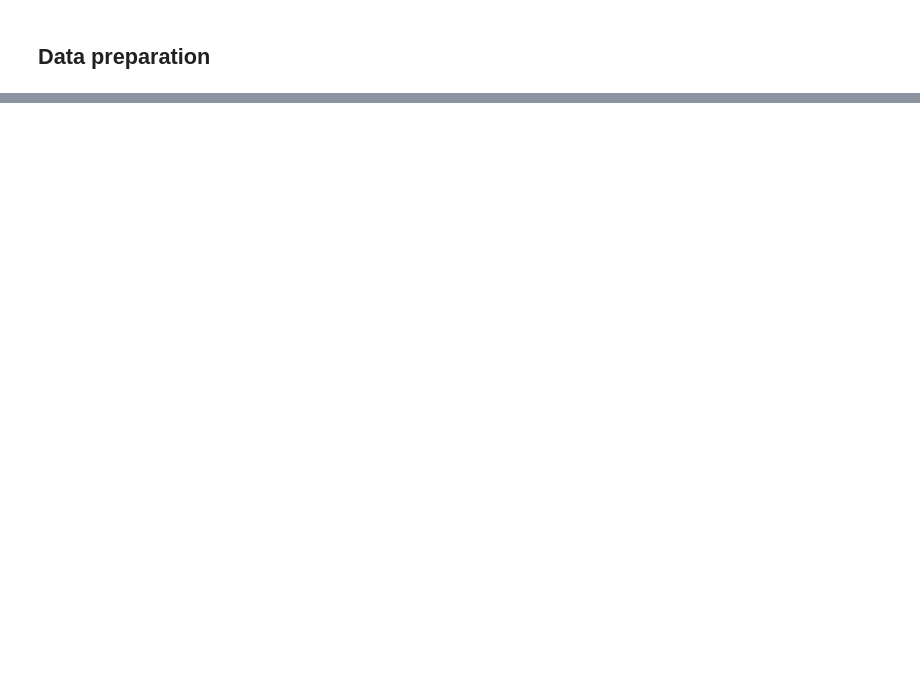
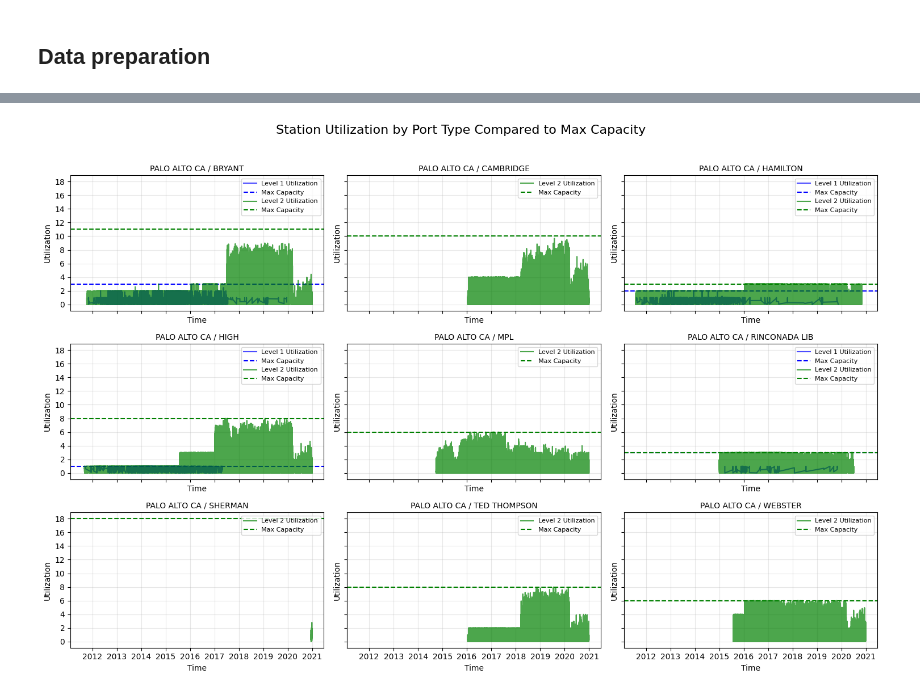
Before and after one commit to DitteGilsfeldt/42577-Introduction-to_Business_Analytics__Project, a Jupyter notebook: Dögg.ipynb, the cells around one changed output, grey strips where cells are left out. Drawn from its saved outputs; the diff is of its cells as text; code cells hidden in the pictures; blank space fills up the shorter version.

```diff
--- a/Dögg.ipynb
+++ b/Dögg.ipynb
@@ -6,7 +6,7 @@ import pytz
 # %% [markdown]
 #### Data pre-processing
 # %%
-data = pd.read_csv('Ditte/EVChargingStationUsage.csv')
+data = pd.read_csv('EVChargingStationUsage.csv')
 data.head()
 # %% [output]
 |  | Station Name | MAC Address | Org Name | Start Date | Start Time Zone | End Date | End Time Zone | ... |
@@ -275,0 +324,72 @@ merged_data = merged_data.drop(columns=['unique_id'])
+# %%
+merged_data['Plugged-In Not Charging (h)']=(merged_data['Duration (min)']-merged_data['Charging Time (min)'])/60
+merged_data['Plugged-In Charging (h)']=(merged_data['Charging Time (min)'])/60
+# %%
+per_hour_sums = merged_data.groupby(['Base Station Name', 'Port Type', 'Date Pacific']).agg(
+    Energy_Consumption_Sum_kWh=('Hourly Energy Consumption (kWh)', 'sum'),
+    Charger_Occupation_Sum_h=('Hourly Charger Occupation (h)', 'sum'),
+    Plugged_In_Not_Charging_Sum_h=('Plugged-In Not Charging (h)', 'sum'),
+    Plugged_In_Charging_Sum_h=('Plugged-In Charging (h)', 'sum')
+).reset_index()
+#print(per_hour_sums)
+# %%
+# Merge the dataframes.
+station_utilization_data = pd.merge(per_hour_sums, base_station_ports_type_summary, left_on=['Base Station Name', 'Port Type'], right_on=['Base Station Name', 'Port Type'], how='inner')
+
+# print(station_utilization_data.head())
+# print(station_utilization_data.info())
+# %%
+import matplotlib.pyplot as plt
+from matplotlib.ticker import MaxNLocator
+
+# Define consistent colors for Port Types
+color_map = {'Level 1': 'blue', 'Level 2': 'green'}
+
+# Get the Base Station Names
+stations_to_plot = station_utilization_data['Base Station Name'].unique()[:9]
+
+# Create a 3x3 grid of subplots
+fig, axes = plt.subplots(3, 3, figsize=(15, 10), sharex=True, sharey=True)
+fig.suptitle('Station Utilization by Port Type Compared to Max Capacity', fontsize=16)
+
+for i, station in enumerate(stations_to_plot):
+    ax = axes[i // 3, i % 3]
+    station_data = station_utilization_data[station_utilization_data['Base Station Name'] == station]
+
+    # Plot utilization for each port type
+    for port_type in station_data['Port Type'].unique():
+        port_data = station_data[station_data['Port Type'] == port_type]
+
+        # Extract the max capacity for the port type (first value of 'Total_Charging_Points')
+        max_capacity = port_data['Total_Charging_Points'].iloc[0]
+
+        # Calculate utilization rate
+        utilization_rate = port_data['Plugged_In_Charging_Sum_h']
+
+        # Plot utilization rate with consistent color
+        ax.plot(
+            port_data['Date Pacific'],
+            utilization_rate,
+            label=f'{port_type} Utilization',
+            color=color_map[port_type],
+            alpha=0.7
+        )
+
+        # Add a horizontal line for max capacity
+        ax.axhline(max_capacity, color=color_map[port_type], linestyle='--', label='Max Capacity')
+
+    # Set y-axis to display only integers
+    ax.yaxis.set_major_locator(MaxNLocator(integer=True))
+
+    # Set titles and labels
+    ax.set_title(station, fontsize=10)
+    ax.set_xlabel('Time')
+    ax.set_ylabel('Utilization')
+    ax.legend(loc='upper right', fontsize=8)
+    ax.grid(alpha=0.3)
+
+# Adjust layout and display the plot
+plt.tight_layout(rect=[0, 0, 1, 0.96])  # Adjust layout for the title
+plt.show()
+# %% [output]
+[figure, added]
```
Also changed, not shown: parts of 27 cells of this notebook.
